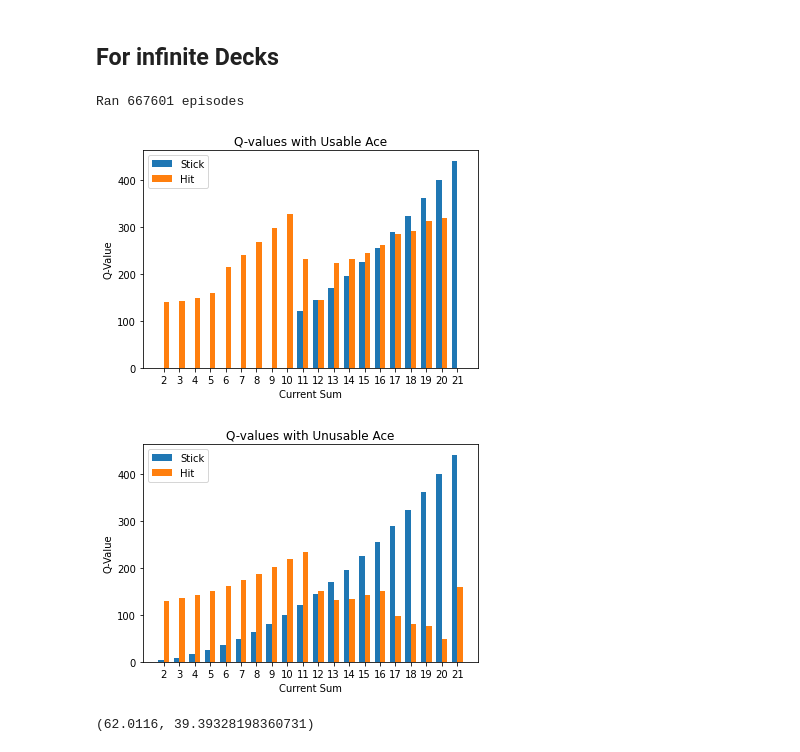
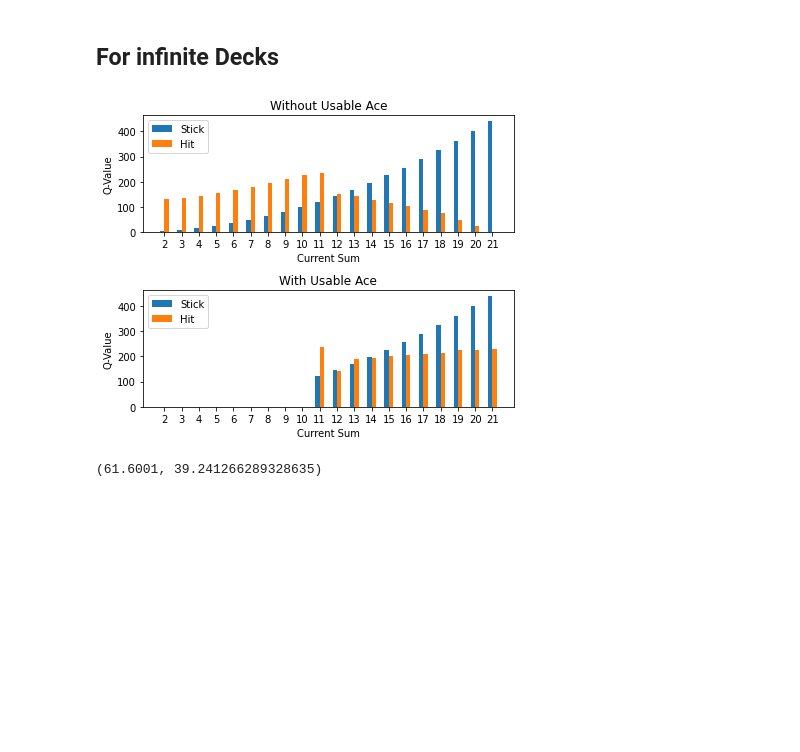
Before and after one commit to artemi8/RL-black-jack, a Jupyter notebook: Black-Jack-Monte-Carlo-ES-InfiniteDeck.ipynb, the cells around one changed output. Saved outputs shown, nothing was run; the diff lists cells and outputs as text; code cells hidden in the pictures; blank space fills up the shorter version.

```diff
--- a/Black-Jack-Monte-Carlo-ES-InfiniteDeck.ipynb
+++ b/Black-Jack-Monte-Carlo-ES-InfiniteDeck.ipynb
@@ -202,27 +254,27 @@ env = BlackJackStylised()
 init_config= {'init_state_action_val': 0,
               'epsilon' : 0.25,
               'gamma' : 0.75,
-              'states' : {'state_dim_1':list(range(2, 22)),
+              'states' : {'state_dim_1':list(range(2, 23)),
                           'state_dim_2': [0,1]}}
 agent_v1 = MonteCarloES(init_config=init_config, actions=[0, 1], epsilon_decay=True)
 # %%
 cards, curr_sum, usable_ace, hand_complete = env.reset_init(hard=True)
-sum_offset = 2
+sum_offset = 1
 curr_sum -= sum_offset
 total_episodes = 1000000
 episode_break_flag = True
-converged = False
-counter = 0
+# converged = False
+# counter = 0
 if not hand_complete:
     # episodes = []
-    # for i in tqdm(list(range(total_episodes))):
-    agent_v1.oldQ = np.copy(agent_v1.Q)
-    while not converged:
+    for i in tqdm(list(range(total_episodes))):
+    # agent_v1.oldQ = np.copy(agent_v1.Q)
+    # while not converged:
         episode = []
         episode_break_flag = True
         while episode_break_flag:
             action = agent_v1.epsilon_greedy_policy((curr_sum, int(usable_ace)))
-            cards, new_sum, usable_ace, hand_complete = env.step(action)
+            cards, new_sum, new_usable_ace, hand_complete = env.step(action)
 
 
             if new_sum > 21 or hand_complete == True:
@@ -235,27 +287,23 @@ if not hand_complete:
             reward = 0
             episode.append([curr_sum, int(usable_ace), action, reward])
             curr_sum = new_sum - sum_offset
+            usable_ace = new_usable_ace
 
 
 
         agent_v1.policy_evaluation(episode)
-        if not counter % 40:
-            converged = has_converged(agent_v1.oldQ, agent_v1.Q, threshold=0.01)
-            agent_v1.oldQ = np.copy(agent_v1.Q)
-        counter +=1
+        # if not counter % 40:
+        #     converged = has_converged(agent_v1.oldQ, agent_v1.Q, threshold=0.01)
+        #     agent_v1.oldQ = np.copy(agent_v1.Q)
+        # counter +=1
         agent_v1.epsilon_decay(i)
         # episodes.append(episode)
         cards, curr_sum, usable_ace, hand_complete = env.reset_init()
         curr_sum -= sum_offset
-print(f'Ran {counter} episodes')
-# %% [output]
-Ran 667601 episodes
-# %%
-plot_monte_carlo_q_values(agent_v1, usable_ace=True, deck_feature_representative=1)  # For usable ace
-plot_monte_carlo_q_values(agent_v1, usable_ace=False, deck_feature_representative=1) # For unusable ace
-# %% [output]
-[figure, removed]
-[figure, removed]
+# %%
+plot_q_values_(agent_v1, offset=1, monte_carlo=True)
+# %% [output]
+[figure, added]
 # %%
 def evaluate_agent(n_eval_episodes, Q, num_decks=None):
   # Assuming you have an instance of your environment
@@ -334,4 +382,4 @@ def evaluate_agent(n_eval_episodes, Q, num_decks=None):
 # %%
 evaluate_agent(n_eval_episodes=10000, Q=agent_v1.Q)
 # %% [output]
-(62.0116, 39.39328198360731)
+(61.6001, 39.241266289328635)
```
Also changed, not shown: parts of 2 cells of this notebook, 7 other files.
